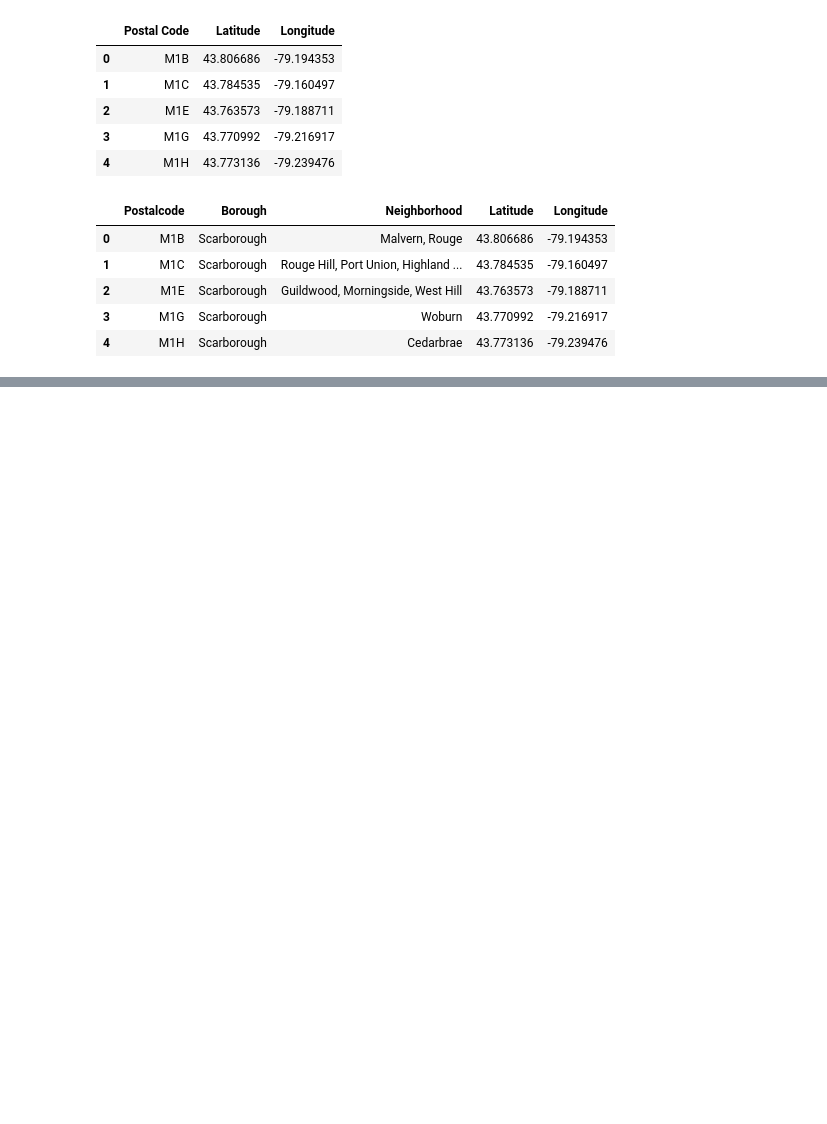
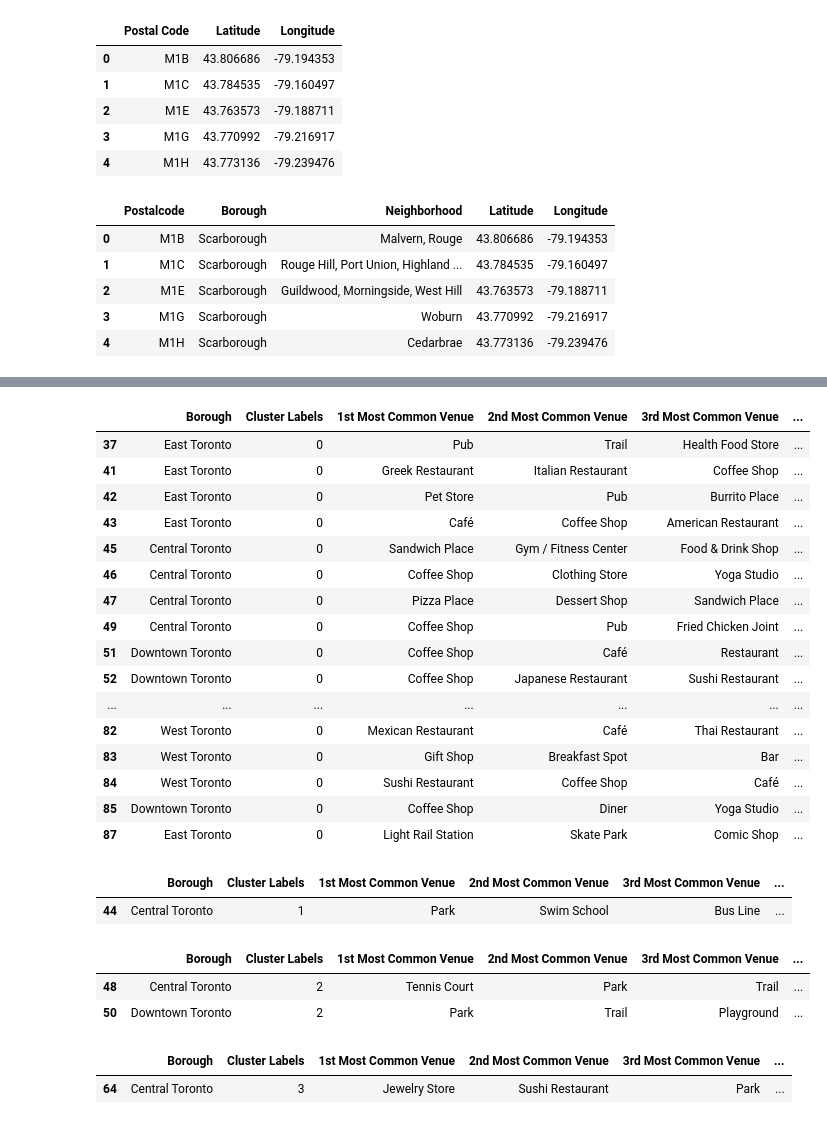
Before and after one commit to cynthiazhang88/Capstone-Project, a Jupyter notebook: Segmenting and Clustering Neighborhoods in Toronto.ipynb, the cells around one changed output, grey strips where cells are left out. Drawn from its saved outputs; the diff is of its cells as text; code cells hidden in the pictures; blank space fills up the shorter version.

```diff
--- a/Segmenting and Clustering Neighborhoods in Toronto.ipynb
+++ b/Segmenting and Clustering Neighborhoods in Toronto.ipynb
@@ -102,0 +303,22 @@ geo_data.head()
+# %%
+import numpy as np
+num_top_venues = 10
+
+indicators = ['st', 'nd', 'rd']
+
+# create columns according to number of top venues
+columns = ['Neighborhood']
+for ind in np.arange(num_top_venues):
+    try:
+        columns.append('{}{} Most Common Venue'.format(ind+1, indicators[ind]))
+    except:
+        columns.append('{}th Most Common Venue'.format(ind+1))
+
+# create a new dataframe
+neighborhoods_venues_sorted = pd.DataFrame(columns=columns)
+neighborhoods_venues_sorted['Neighborhood'] = toronto_groups['Neighborhood']
+
+for ind in np.arange(toronto_groups.shape[0]):
+    neighborhoods_venues_sorted.iloc[ind, 1:] = return_most_common_venues(toronto_groups.iloc[ind, :], num_top_venues)
+
+neighborhoods_venues_sorted.head()
@@ -102,0 +332,9 @@ geo_data.head()
+# %%
+from sklearn.cluster import KMeans
+kclusters = 5
+
+toronto_groups_clustering = toronto_groups.drop('Neighborhood', 1)
+
+kmeans = KMeans(n_clusters=kclusters, random_state=0).fit(toronto_groups_clustering)
+
+kmeans.labels_[0:10]
@@ -102,0 +343,9 @@ geo_data.head()
+# %%
+neighborhoods_venues_sorted.insert(0, 'Cluster Labels', kmeans.labels_)
+
+toronto_merged = toronto_data
+
+toronto_merged = toronto_merged.join(neighborhoods_venues_sorted.set_index('Neighborhood'), on='Neighborhood')
+
+
+toronto_merged.head()
@@ -102,0 +382,36 @@ geo_data.head()
+# %%
+toronto_merged.loc[toronto_merged['Cluster Labels'] == 0, toronto_merged.columns[[1] + list(range(5, toronto_merged.shape[1]))]]
+# %% [output]
+|  | Borough | Cluster Labels | 1st Most Common Venue | 2nd Most Common Venue | 3rd Most Common Venue | ... |
+| 37 | East Toronto | 0 | Pub | Trail | Health Food Store | ... |
+| 41 | East Toronto | 0 | Greek Restaurant | Italian Restaurant | Coffee Shop | ... |
+| 42 | East Toronto | 0 | Pet Store | Pub | Burrito Place | ... |
+| 43 | East Toronto | 0 | Café | Coffee Shop | American Restaurant | ... |
+| 45 | Central Toronto | 0 | Sandwich Place | Gym / Fitness Center | Food & Drink Shop | ... |
+| 46 | Central Toronto | 0 | Coffee Shop | Clothing Store | Yoga Studio | ... |
+| 47 | Central Toronto | 0 | Pizza Place | Dessert Shop | Sandwich Place | ... |
+| 49 | Central Toronto | 0 | Coffee Shop | Pub | Fried Chicken Joint | ... |
+| 51 | Downtown Toronto | 0 | Coffee Shop | Café | Restaurant | ... |
+| 52 | Downtown Toronto | 0 | Coffee Shop | Japanese Restaurant | Sushi Restaurant | ... |
+| ... | ... | ... | ... | ... | ... | ... |
+| 82 | West Toronto | 0 | Mexican Restaurant | Café | Thai Restaurant | ... |
+| 83 | West Toronto | 0 | Gift Shop | Breakfast Spot | Bar | ... |
+| 84 | West Toronto | 0 | Sushi Restaurant | Coffee Shop | Café | ... |
+| 85 | Downtown Toronto | 0 | Coffee Shop | Diner | Yoga Studio | ... |
+| 87 | East Toronto | 0 | Light Rail Station | Skate Park | Comic Shop | ... |
+# %%
+toronto_merged.loc[toronto_merged['Cluster Labels'] == 1, toronto_merged.columns[[1] + list(range(5, toronto_merged.shape[1]))]]
+# %% [output]
+|  | Borough | Cluster Labels | 1st Most Common Venue | 2nd Most Common Venue | 3rd Most Common Venue | ... |
+| 44 | Central Toronto | 1 | Park | Swim School | Bus Line | ... |
+# %%
+toronto_merged.loc[toronto_merged['Cluster Labels'] == 2, toronto_merged.columns[[1] + list(range(5, toronto_merged.shape[1]))]]
+# %% [output]
+|  | Borough | Cluster Labels | 1st Most Common Venue | 2nd Most Common Venue | 3rd Most Common Venue | ... |
+| 48 | Central Toronto | 2 | Tennis Court | Park | Trail | ... |
+| 50 | Downtown Toronto | 2 | Park | Trail | Playground | ... |
+# %%
+toronto_merged.loc[toronto_merged['Cluster Labels'] == 3, toronto_merged.columns[[1] + list(range(5, toronto_merged.shape[1]))]]
+# %% [output]
+|  | Borough | Cluster Labels | 1st Most Common Venue | 2nd Most Common Venue | 3rd Most Common Venue | ... |
+| 64 | Central Toronto | 3 | Jewelry Store | Sushi Restaurant | Park | ... |
```
Also changed, not shown: parts of 19 cells of this notebook.
